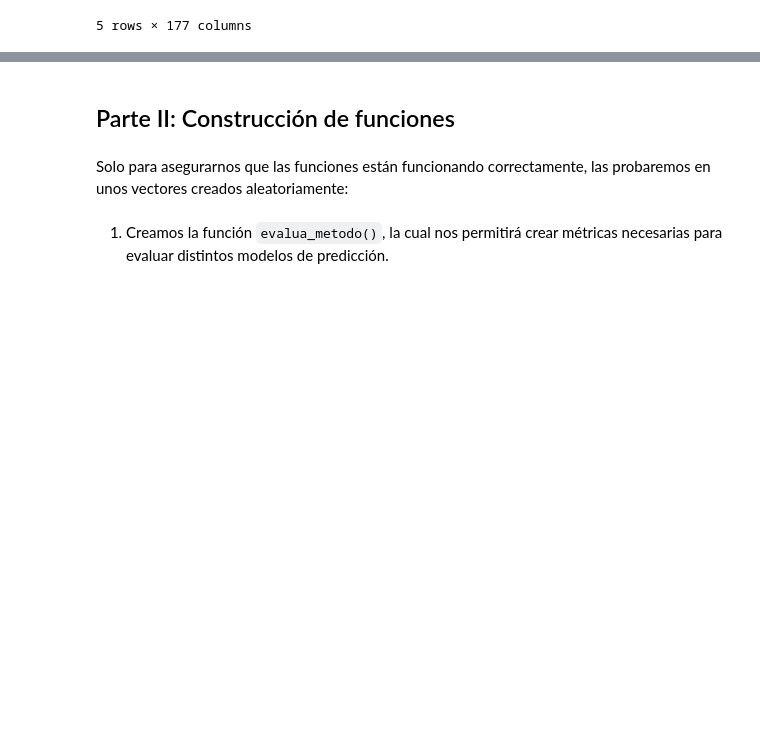
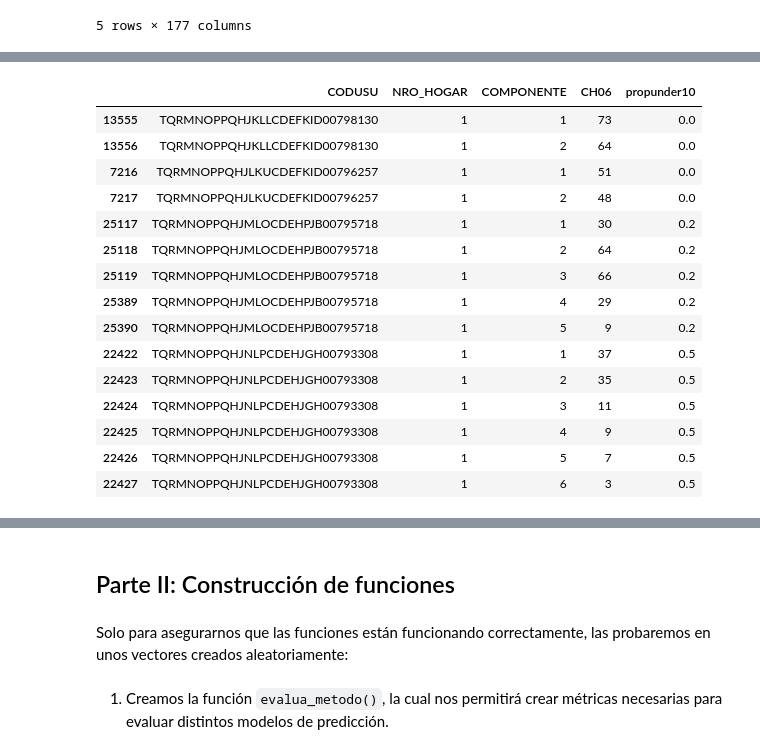
Before and after one commit to rmcondor/big-data-tp4, a Jupyter notebook: codes/TP4_Code_Parte1.ipynb, the cells around one changed output, grey strips where cells are left out. Cells and saved outputs as stored; diff of their text form; code cells hidden in the pictures; blank space fills up the shorter version.

```diff
--- a/codes/TP4_Code_Parte1.ipynb
+++ b/codes/TP4_Code_Parte1.ipynb
@@ -207,5 +196,5 @@ II8_ESP object
 # %%
-#Borramos las columnas que tienen solo missings values
+# Borramos las columnas que tienen solo missings values
 eph = eph.dropna(axis=1, how='all')
 
 # Borramos las variables que no son numéricas, salvo CODUSU
@@ -213,4 +202,4 @@ eph_num = eph.select_dtypes(include=["number"])
 eph = pd.concat([eph_num, eph["CODUSU"]], axis=1)
 
 # ... Y otras que son numéricas, pero no aportan mucho en este caso (y no se utilizan en la identificacion de los hogares)
-eph = eph.drop(columns=["ANO4", "TRIMESTRE", "COMPONENTE", "REGION", "PONDERA", "PONDIIO"])
+eph = eph.drop(columns=["ANO4", "TRIMESTRE", "REGION", "PONDERA", "PONDIIO"])
@@ -231,11 +222,11 @@ ingreso = ["PP08D1", "PP08D4", "PP08F1", "PP08F2", "PP08J1", "PP08J2", "PP08J3",
             'PP06C', 'PP06D', #Trabajadores independientes
             ]
 
-#Y tambien eliminamos las variables para las que más de la mitad de las observaciones toman missing values:
+#Y tambien eliminamos las variables para las que más del 30% de las observaciones toman missing values:
 
 muchos_missings=[]
 for v in eph:
-    if eph[v].isnull().sum()>0.5*len(eph):
+    if eph[v].isnull().sum()>0.1*len(eph):
         muchos_missings.append(v)
 
 dropcolumns= variables_eliminar + ingreso + muchos_missings
@@ -443,0 +290,20 @@ plt.xticks(fontsize=4)
+# %%
+#Convertimos a dummies las variables categóricas nominales
+
+variables= eph.columns.tolist()
+
+#Excluimos las variables continuas y las nominales ordinales
+continuous_variables=['CODUSU', 'NRO_HOGAR', 'COMPONENTE', 'ITF', 'NIVEL_ED', 'CH12', 'CH06', 'PP04B3_MES', 'PP04B3_ANO', 'PP04B3_DIA', 'PP05B2_MES', 'PP05B2_ANO', 'PP05B2_DIA', 'PP03D', 'PP3E_TOT', 'PP3F_TOT', 'PP11B2_MES', 'PP11B2_ANO', 'PP11B2_DIA',  'PP11G_ANO', 'PP11G_MES', 'PP11G_DIA', 'PP04C', 'IV2', 'II1', 'II3_1', 'PONDIH']
+
+#Guardamos las variables categóricas nominales
+categorical_variables=[x for x in variables if x not in continuous_variables]
+
+eph_cat=eph[categorical_variables].astype(str)
+eph_cat_dummies=pd.get_dummies(eph_cat, drop_first=True) #Hacemos variables dummies para cada valor que toma cada variable categórica nominal
+
+#Guardamos a las dummies de las variables discretas nominales y a las variables continuas y discretas ordinales
+continuous_variables= [x for x in continuous_variables if x in variables]
+
+eph_old=eph
+
+eph = pd.concat([eph_cat_dummies, eph[continuous_variables]], axis=1)
@@ -443,0 +336,25 @@ plt.xticks(fontsize=4)
+# %%
+# Creamos la variable propunder10 que indica la proporción de personas menores a 10 años en cada hogar
+# Sort the observations by CODUSU NRO_HOGAR and COMPONENTE
+eph = eph.sort_values(by=["CODUSU", "NRO_HOGAR", "COMPONENTE"])
+
+# Create a variable that indicates the proportion of people behind 10 years old (CH06 < 10) by household (CODUSU, NRO_HOGAR)
+eph["propunder10"] = eph.groupby(["CODUSU", "NRO_HOGAR"])["CH06"].transform(lambda x: (x < 10).sum() / len(x))
+eph[["CODUSU", "NRO_HOGAR", "COMPONENTE", "CH06", "propunder10"]].head(15) #Confirmamos
+# %% [output]
+|  | CODUSU | NRO_HOGAR | COMPONENTE | CH06 | propunder10 |
+| 13555 | TQRMNOPPQHJKLLCDEFKID00798130 | 1 | 1 | 73 | 0.0 |
+| 13556 | TQRMNOPPQHJKLLCDEFKID00798130 | 1 | 2 | 64 | 0.0 |
+| 7216 | TQRMNOPPQHJLKUCDEFKID00796257 | 1 | 1 | 51 | 0.0 |
+| 7217 | TQRMNOPPQHJLKUCDEFKID00796257 | 1 | 2 | 48 | 0.0 |
+| 25117 | TQRMNOPPQHJMLOCDEHPJB00795718 | 1 | 1 | 30 | 0.2 |
+| 25118 | TQRMNOPPQHJMLOCDEHPJB00795718 | 1 | 2 | 64 | 0.2 |
+| 25119 | TQRMNOPPQHJMLOCDEHPJB00795718 | 1 | 3 | 66 | 0.2 |
+| 25389 | TQRMNOPPQHJMLOCDEHPJB00795718 | 1 | 4 | 29 | 0.2 |
+| 25390 | TQRMNOPPQHJMLOCDEHPJB00795718 | 1 | 5 | 9 | 0.2 |
+| 22422 | TQRMNOPPQHJNLPCDEHJGH00793308 | 1 | 1 | 37 | 0.5 |
+| 22423 | TQRMNOPPQHJNLPCDEHJGH00793308 | 1 | 2 | 35 | 0.5 |
+| 22424 | TQRMNOPPQHJNLPCDEHJGH00793308 | 1 | 3 | 11 | 0.5 |
+| 22425 | TQRMNOPPQHJNLPCDEHJGH00793308 | 1 | 4 | 9 | 0.5 |
+| 22426 | TQRMNOPPQHJNLPCDEHJGH00793308 | 1 | 5 | 7 | 0.5 |
+| 22427 | TQRMNOPPQHJNLPCDEHJGH00793308 | 1 | 6 | 3 | 0.5 |
```
Also changed, not shown: parts of 49 cells of this notebook.
